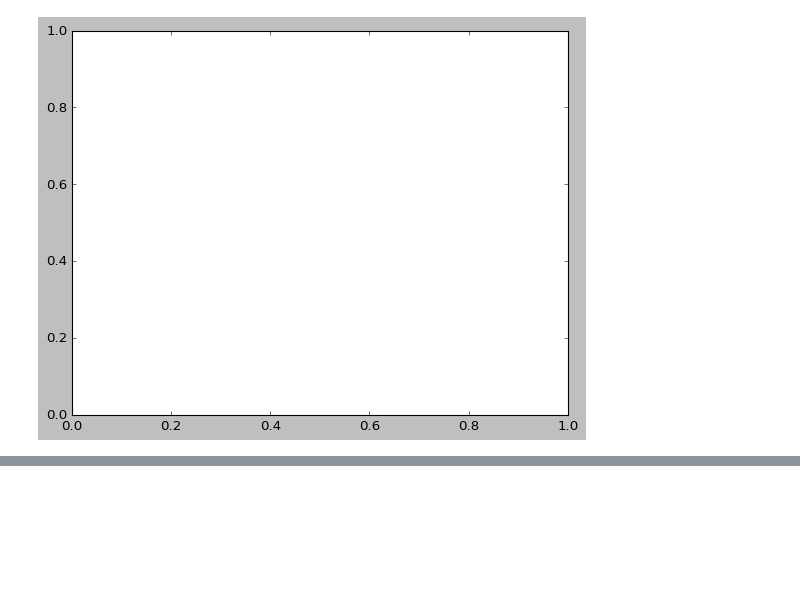
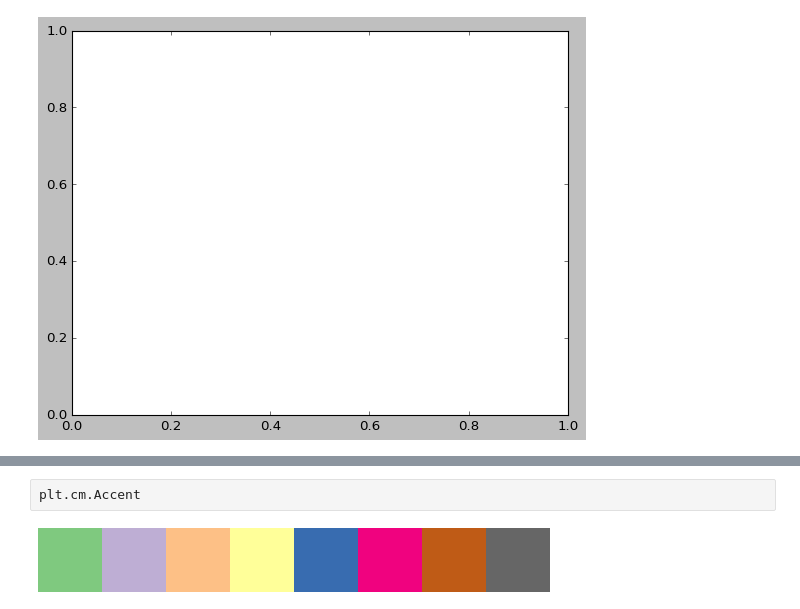
Before and after one commit to OxwardInc/Industrial-Training, a Jupyter notebook: Assignment/Week 17/Matplotlib.ipynb, the cells around one changed output, grey strips where cells are left out. Cells and saved outputs as stored; diff of their text form; blank space fills up the shorter version.

```diff
--- a/Assignment/Week 17/Matplotlib.ipynb
+++ b/Assignment/Week 17/Matplotlib.ipynb
@@ -370,0 +376,4 @@ TypeError: Input z must be 2D, not 0D
+# %%
+plt.cm.Accent
+# %% [output]
+[figure, added]
```
Also changed, not shown: parts of 72 cells of this notebook, 3 other files.
